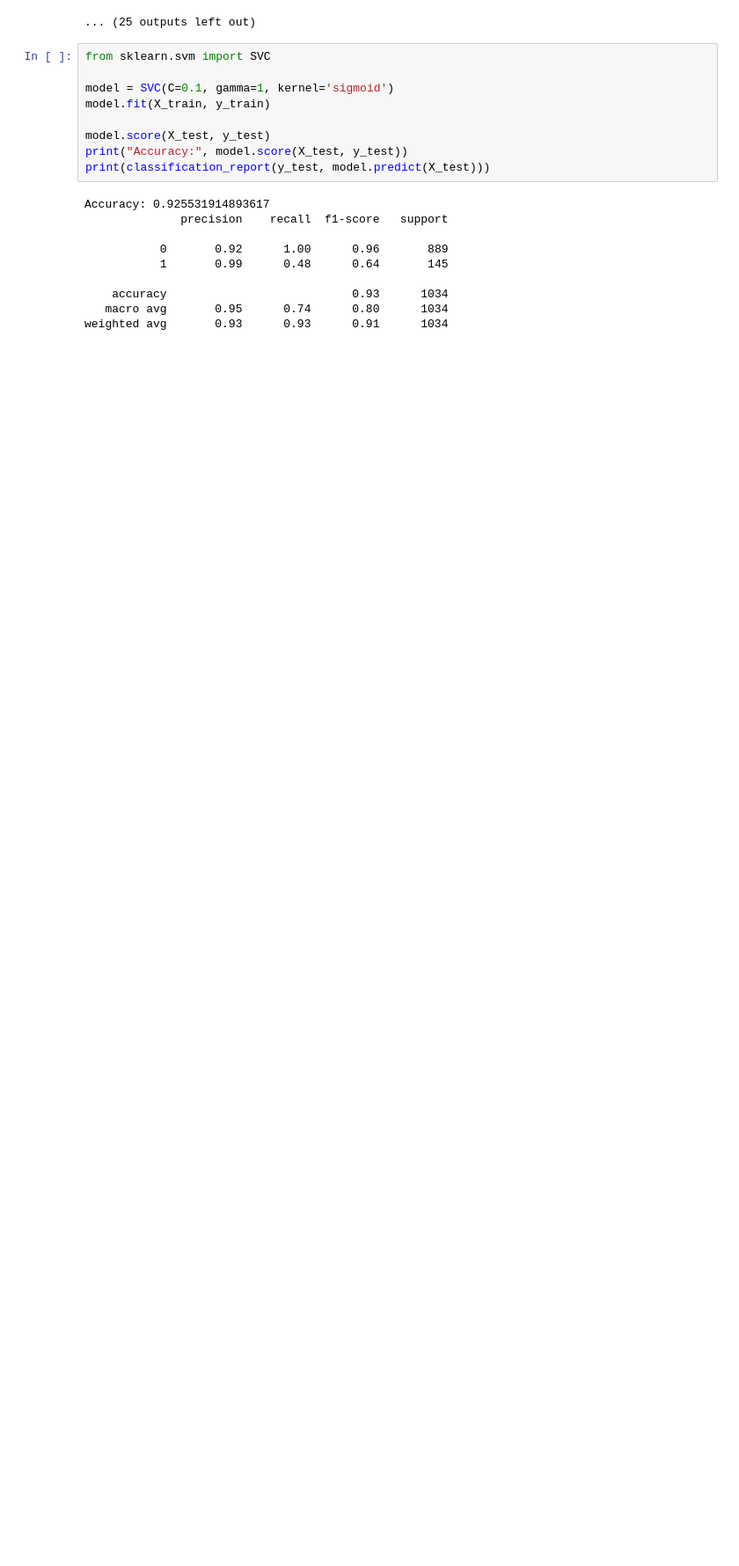
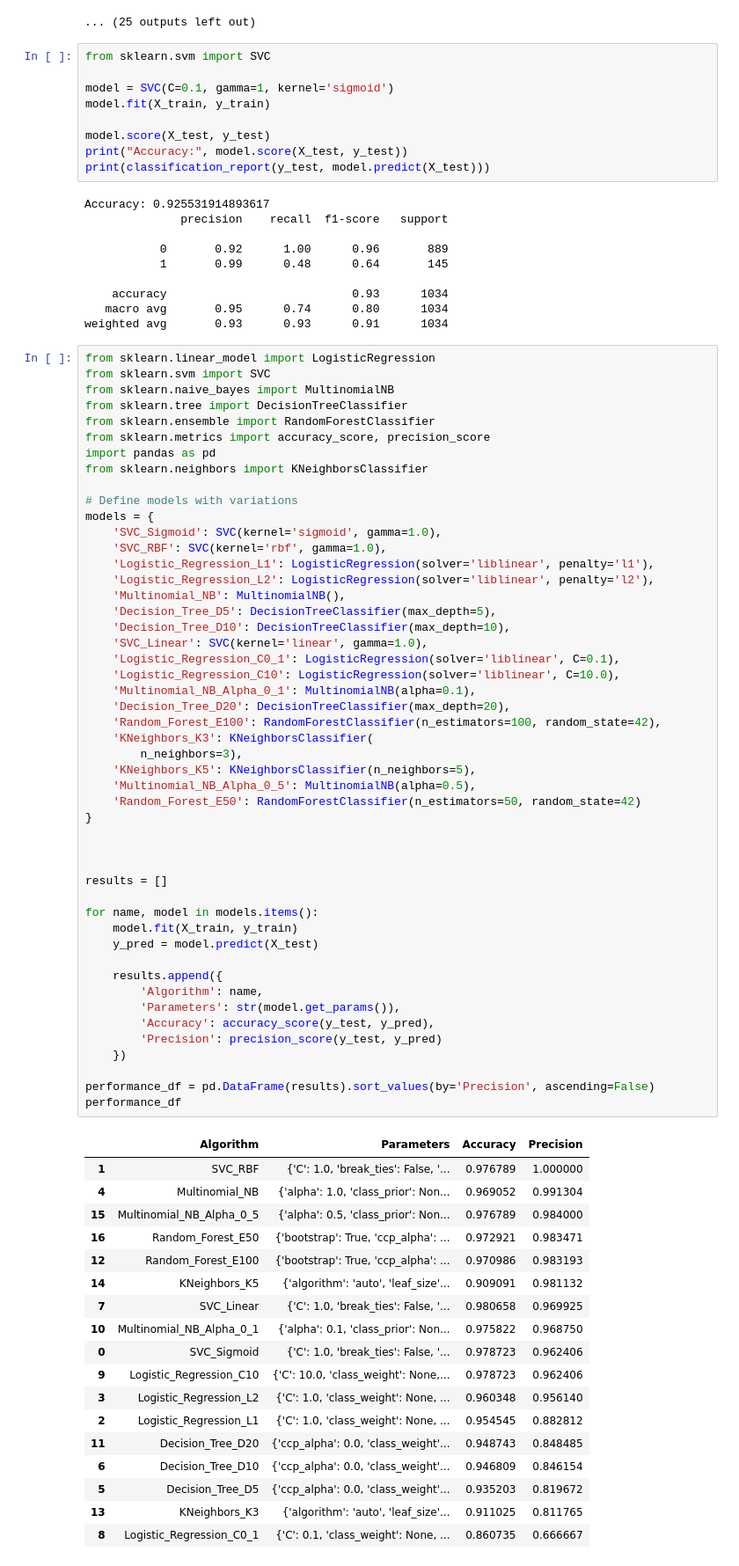
Before and after one commit to pythonicshariful/Email-Spam-Classifier, a Jupyter notebook: main.ipynb, the cells around one changed output. Shown at 88% size. Saved outputs shown, nothing was run; the diff lists cells and outputs as text; blank space fills up the shorter version.

```diff
--- a/main.ipynb
+++ b/main.ipynb
@@ -658,3 +656,71 @@ Accuracy: 0.925531914893617
     accuracy                           0.93      1034
    macro avg       0.95      0.74      0.80      1034
 weighted avg       0.93      0.93      0.91      1034
+# %%
+from sklearn.linear_model import LogisticRegression
+from sklearn.svm import SVC
+from sklearn.naive_bayes import MultinomialNB
+from sklearn.tree import DecisionTreeClassifier
+from sklearn.ensemble import RandomForestClassifier
+from sklearn.metrics import accuracy_score, precision_score
+import pandas as pd
+from sklearn.neighbors import KNeighborsClassifier
+
+# Define models with variations
+models = {
+    'SVC_Sigmoid': SVC(kernel='sigmoid', gamma=1.0),
+    'SVC_RBF': SVC(kernel='rbf', gamma=1.0),
+    'Logistic_Regression_L1': LogisticRegression(solver='liblinear', penalty='l1'),
+    'Logistic_Regression_L2': LogisticRegression(solver='liblinear', penalty='l2'),
+    'Multinomial_NB': MultinomialNB(),
+    'Decision_Tree_D5': DecisionTreeClassifier(max_depth=5),
+    'Decision_Tree_D10': DecisionTreeClassifier(max_depth=10),
+    'SVC_Linear': SVC(kernel='linear', gamma=1.0),
+    'Logistic_Regression_C0_1': LogisticRegression(solver='liblinear', C=0.1),
+    'Logistic_Regression_C10': LogisticRegression(solver='liblinear', C=10.0),
+    'Multinomial_NB_Alpha_0_1': MultinomialNB(alpha=0.1),
+    'Decision_Tree_D20': DecisionTreeClassifier(max_depth=20),
+    'Random_Forest_E100': RandomForestClassifier(n_estimators=100, random_state=42),
+    'KNeighbors_K3': KNeighborsClassifier(
+        n_neighbors=3),
+    'KNeighbors_K5': KNeighborsClassifier(n_neighbors=5),
+    'Multinomial_NB_Alpha_0_5': MultinomialNB(alpha=0.5),
+    'Random_Forest_E50': RandomForestClassifier(n_estimators=50, random_state=42)
+}
+
+
+
+results = []
+
+for name, model in models.items():
+    model.fit(X_train, y_train)
+    y_pred = model.predict(X_test)
+
+    results.append({
+        'Algorithm': name,
+        'Parameters': str(model.get_params()),
+        'Accuracy': accuracy_score(y_test, y_pred),
+        'Precision': precision_score(y_test, y_pred)
+    })
+
+performance_df = pd.DataFrame(results).sort_values(by='Precision', ascending=False)
+performance_df
+# %% [output]
+|  | Algorithm | Parameters | Accuracy | Precision |
+| 1 | SVC_RBF | {'C': 1.0, 'break_ties': False, '... | 0.976789 | 1.000000 |
+| 4 | Multinomial_NB | {'alpha': 1.0, 'class_prior': Non... | 0.969052 | 0.991304 |
+| 15 | Multinomial_NB_Alpha_0_5 | {'alpha': 0.5, 'class_prior': Non... | 0.976789 | 0.984000 |
+| 16 | Random_Forest_E50 | {'bootstrap': True, 'ccp_alpha': ... | 0.972921 | 0.983471 |
+| 12 | Random_Forest_E100 | {'bootstrap': True, 'ccp_alpha': ... | 0.970986 | 0.983193 |
+| 14 | KNeighbors_K5 | {'algorithm': 'auto', 'leaf_size'... | 0.909091 | 0.981132 |
+| 7 | SVC_Linear | {'C': 1.0, 'break_ties': False, '... | 0.980658 | 0.969925 |
+| 10 | Multinomial_NB_Alpha_0_1 | {'alpha': 0.1, 'class_prior': Non... | 0.975822 | 0.968750 |
+| 0 | SVC_Sigmoid | {'C': 1.0, 'break_ties': False, '... | 0.978723 | 0.962406 |
+| 9 | Logistic_Regression_C10 | {'C': 10.0, 'class_weight': None,... | 0.978723 | 0.962406 |
+| 3 | Logistic_Regression_L2 | {'C': 1.0, 'class_weight': None, ... | 0.960348 | 0.956140 |
+| 2 | Logistic_Regression_L1 | {'C': 1.0, 'class_weight': None, ... | 0.954545 | 0.882812 |
+| 11 | Decision_Tree_D20 | {'ccp_alpha': 0.0, 'class_weight'... | 0.948743 | 0.848485 |
+| 6 | Decision_Tree_D10 | {'ccp_alpha': 0.0, 'class_weight'... | 0.946809 | 0.846154 |
+| 5 | Decision_Tree_D5 | {'ccp_alpha': 0.0, 'class_weight'... | 0.935203 | 0.819672 |
+| 13 | KNeighbors_K3 | {'algorithm': 'auto', 'leaf_size'... | 0.911025 | 0.811765 |
+| 8 | Logistic_Regression_C0_1 | {'C': 0.1, 'class_weight': None, ... | 0.860735 | 0.666667 |
```
Also changed, not shown: parts of 8 cells of this notebook, 4 other files.
